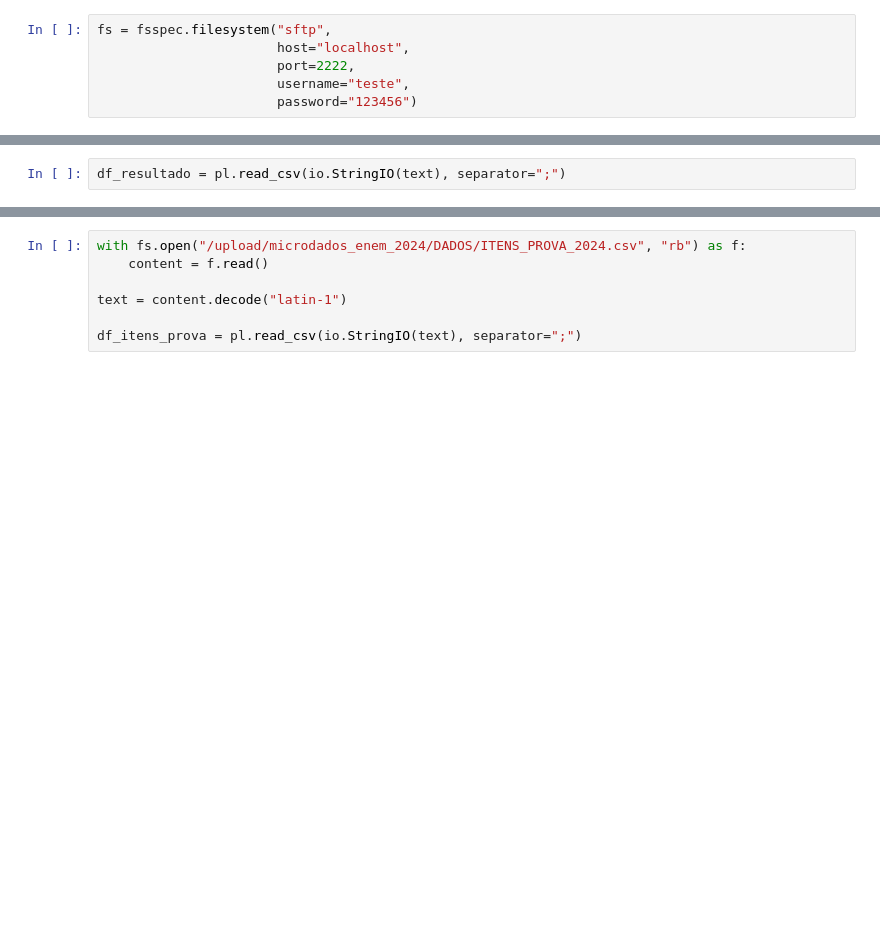
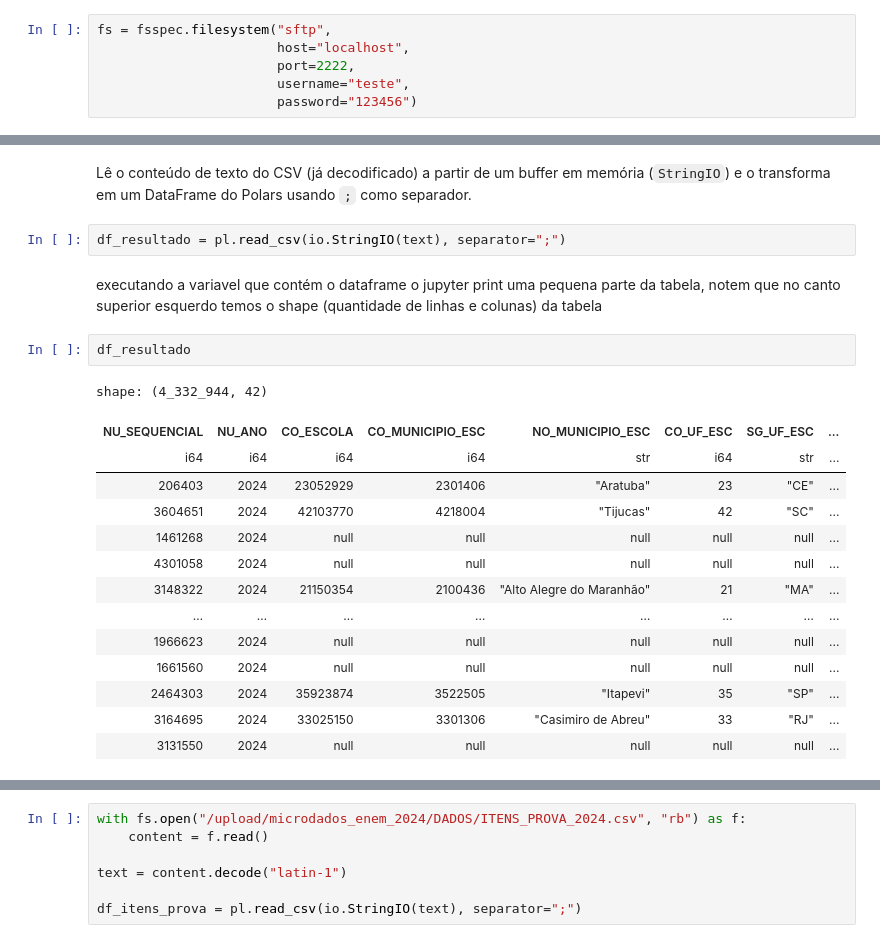
Before and after one commit to leandric/Cursos, a Jupyter notebook: Projeto-SFTP/extracao.ipynb, the cells around one changed output, grey strips where cells are left out. Cells and saved outputs as stored; diff of their text form; blank space fills up the shorter version.

```diff
--- a/Projeto-SFTP/extracao.ipynb
+++ b/Projeto-SFTP/extracao.ipynb
@@ -34,2 +48,23 @@ SSHException: Server connection dropped:
+# %% [markdown]
+Lê o conteúdo de texto do CSV (já decodificado) a partir de um buffer em memória (`StringIO`) e o transforma em um DataFrame do Polars usando `;` como separador.
 # %%
 df_resultado = pl.read_csv(io.StringIO(text), separator=";")
+# %% [markdown]
+executando a variavel que contém o dataframe o jupyter print uma pequena parte da tabela, notem que no canto superior esquerdo temos o shape (quantidade de linhas e colunas) da tabela
+# %%
+df_resultado
+# %% [output]
+shape: (4_332_944, 42)
+| NU_SEQUENCIAL | NU_ANO | CO_ESCOLA | CO_MUNICIPIO_ESC | NO_MUNICIPIO_ESC | CO_UF_ESC | SG_UF_ESC | ... |
+| i64 | i64 | i64 | i64 | str | i64 | str | ... |
+| 206403 | 2024 | 23052929 | 2301406 | "Aratuba" | 23 | "CE" | ... |
+| 3604651 | 2024 | 42103770 | 4218004 | "Tijucas" | 42 | "SC" | ... |
+| 1461268 | 2024 | null | null | null | null | null | ... |
+| 4301058 | 2024 | null | null | null | null | null | ... |
+| 3148322 | 2024 | 21150354 | 2100436 | "Alto Alegre do Maranhão" | 21 | "MA" | ... |
+| … | … | … | … | … | … | … | ... |
+| 1966623 | 2024 | null | null | null | null | null | ... |
+| 1661560 | 2024 | null | null | null | null | null | ... |
+| 2464303 | 2024 | 35923874 | 3522505 | "Itapevi" | 35 | "SP" | ... |
+| 3164695 | 2024 | 33025150 | 3301306 | "Casimiro de Abreu" | 33 | "RJ" | ... |
+| 3131550 | 2024 | null | null | null | null | null | ... |
```
Also changed, not shown: parts of 10 cells of this notebook.
